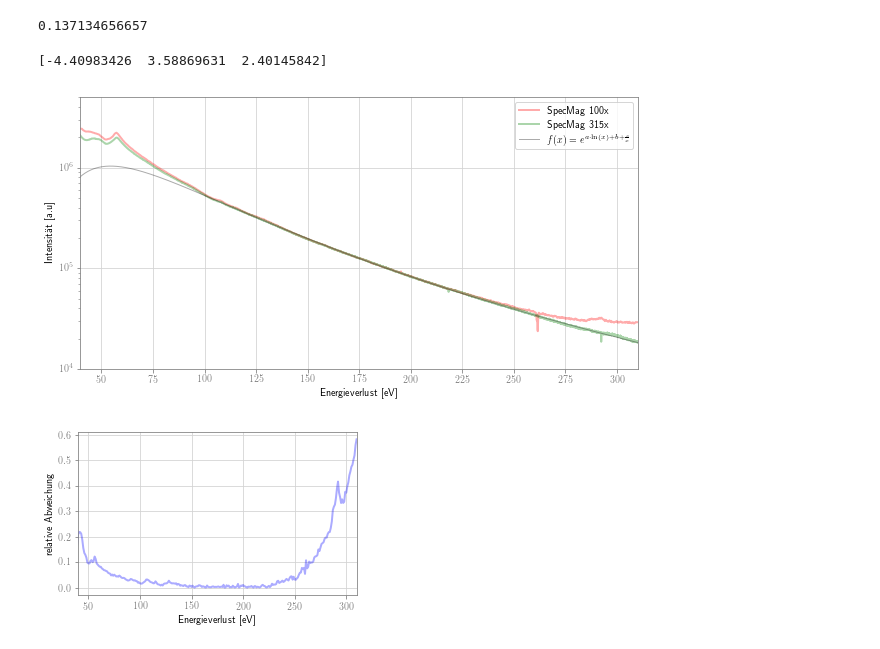
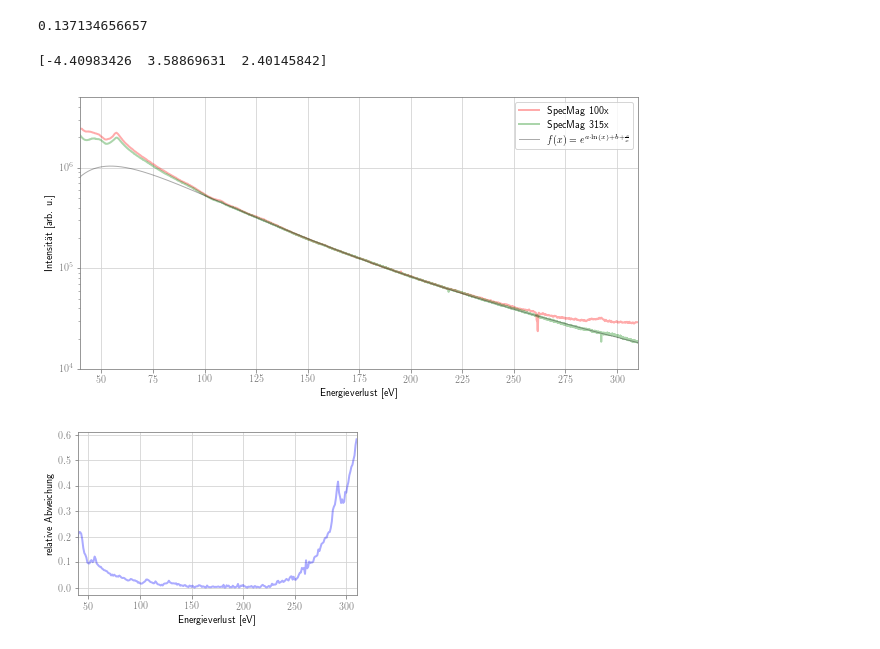
Before and after one commit to m-entrup/Dissertation, a Jupyter notebook: Jupyter-Notebooks/Kapitel2/EELS-SM100vsSM315.ipynb, the cells around one changed output. Cells and saved outputs as stored; diff of their text form; code cells hidden in the pictures.

```diff
--- a/Jupyter-Notebooks/Kapitel2/EELS-SM100vsSM315.ipynb
+++ b/Jupyter-Notebooks/Kapitel2/EELS-SM100vsSM315.ipynb
@@ -20,30 +20,30 @@ def round(df):
 # %%
 func = lambda x, a, b, c: np.exp(a * np.log(x) + 10*b - 100 * c / x)
 power = lambda x, a, b: 10e9 * a * x**(-b)
 intervall = df_sm315[(df_sm315.X >= 100) & (df_sm315.X <= 225)]
 popt, pcov = scipy.optimize.curve_fit(func, intervall.X, intervall.Y, p0=(1, 1, 1))
 #popt, pcov = scipy.optimize.curve_fit(power, intervall.X, intervall.Y, p0=(1, 1))
 print(popt)
 fit_x = np.linspace(max(df_sm100.X.min(), df_sm315.X.min()), min(df_sm100.X.max(), df_sm315.X.max()), 1000)
 fit_y = [func(x, *popt) for x in fit_x]
 #fit_y = [power(x, *popt) for x in fit_x]
 
 plt.figure(figsize=(10,5))
 plt.plot(df_sm100.X, df_sm100.Y, label='SpecMag 100x', lw=2, color='red', alpha=0.33)
 plt.plot(df_sm315.X, df_sm315.Y, label='SpecMag 315x', lw=2, color='green', alpha=0.33)
 plt.plot(fit_x, fit_y, label='$f(x)=e^{a\\cdot\\ln(x) + b + \\frac{c}{x}}$', lw=1, color='black', alpha=0.33)
 plt.xlabel('Energieverlust [eV]')
 plt.xlim(max(df_sm100.X.min(), df_sm315.X.min()), min(df_sm100.X.max(), df_sm315.X.max()))
 plt.xticks(range(50, 301, 25))
-plt.ylabel('Intensität [a.u]')
+plt.ylabel('Intensität [arb. u.]')
 plt.yscale('log')
 plt.ylim(1e4, 5e6)
 plt.legend(loc='best')
 plt.savefig('Bilder/EELS_SM100vsSM315')
 plt.show()
 # %% [output]
 [-4.40983426  3.58869631  2.40145842]
-[figure, old version]
+[figure, new version]
 # %%
 plt.figure(figsize=(5,3))
 diff = round(df_sm100) - round(df_sm315)
```
Also changed, not shown: parts of 1 cell of this notebook, 14 other files.
